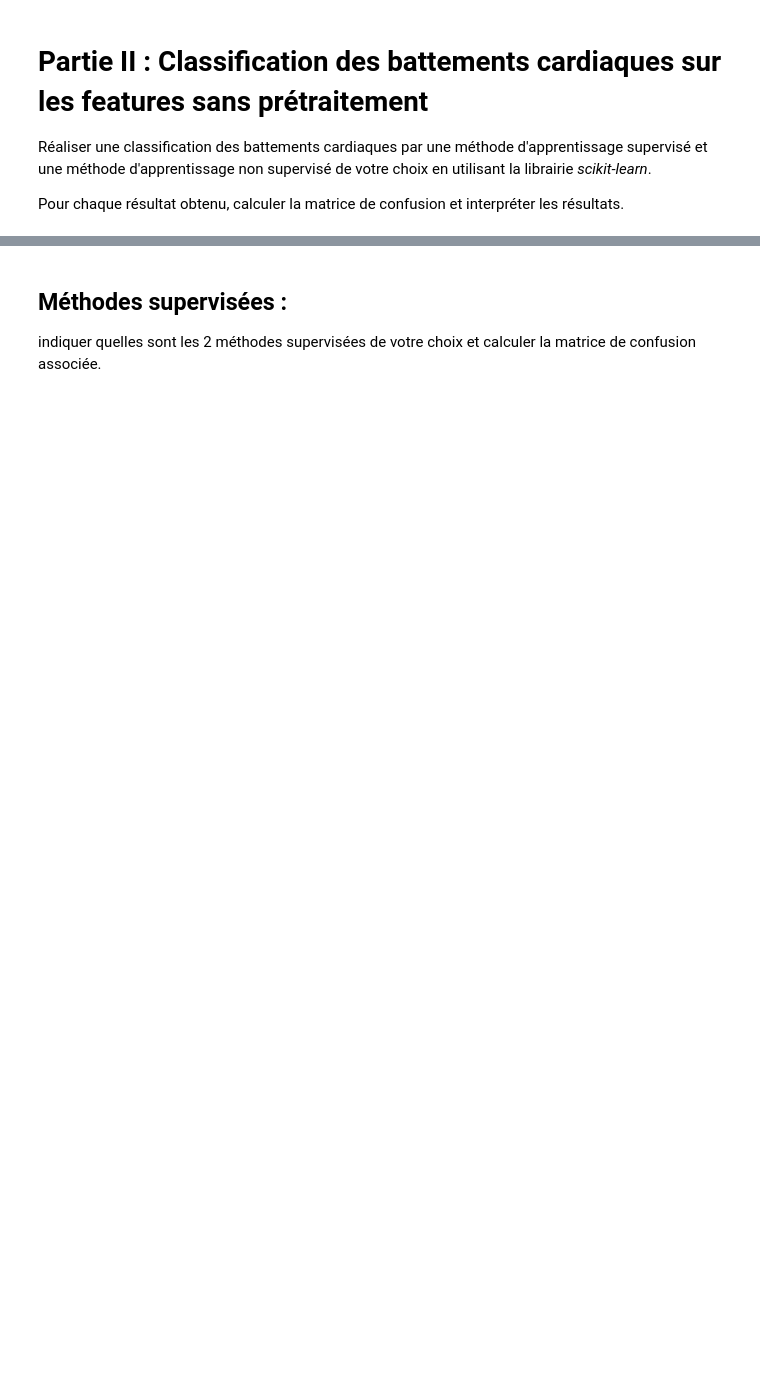
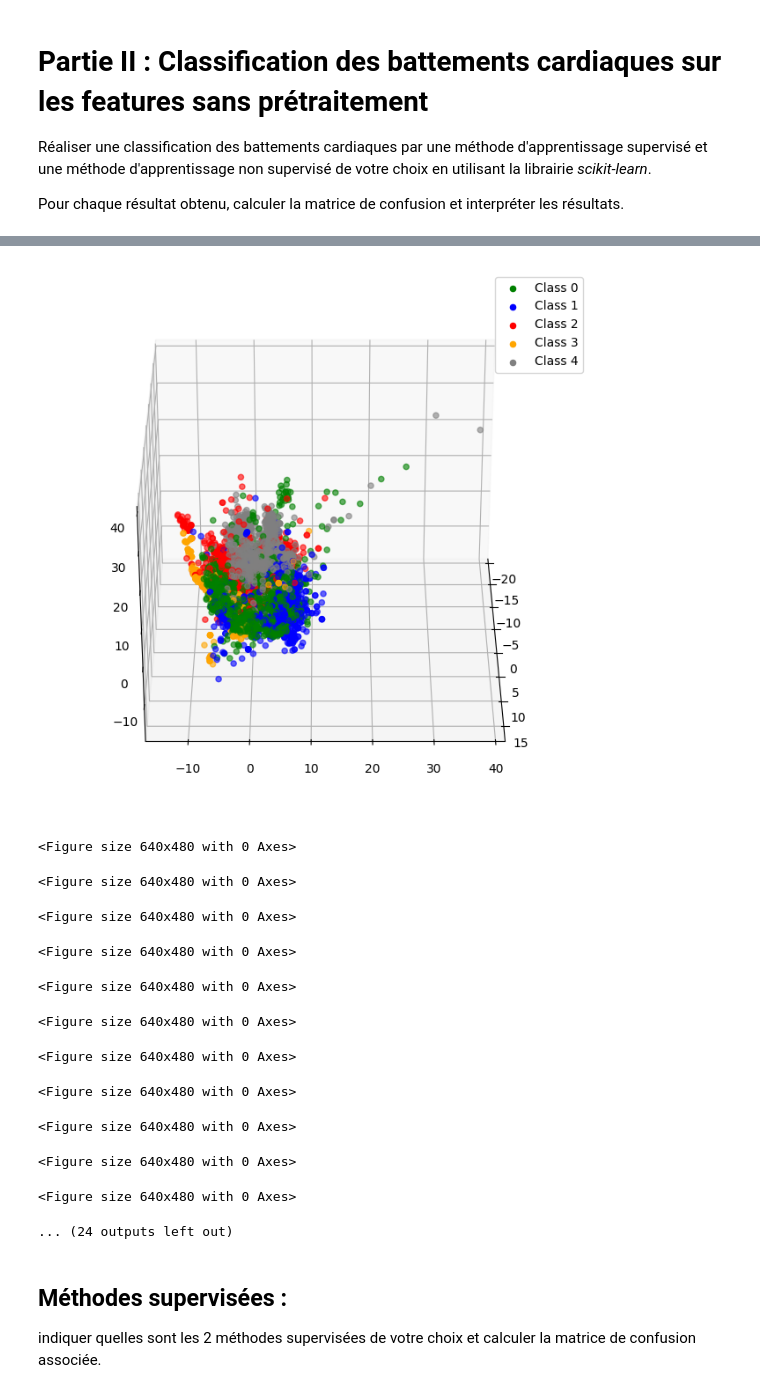
Before and after one commit to LeopoldLopez/DAC2, a Jupyter notebook: ProjetIA_version_pour_de_vrai.ipynb, the cells around one changed output, grey strips where cells are left out. Saved outputs shown, nothing was run; the diff lists cells and outputs as text; code cells hidden in the pictures; blank space fills up the shorter version.

```diff
--- a/ProjetIA_version_pour_de_vrai.ipynb
+++ b/ProjetIA_version_pour_de_vrai.ipynb
@@ -219,0 +207,61 @@ Pour chaque résultat obtenu, calculer la matrice de confusion et interpréter l
+# %%
+from matplotlib.colors import BoundaryNorm, ListedColormap
+from sklearn.decomposition import PCA
+from sklearn.preprocessing import StandardScaler
+import matplotlib.animation as animation
+import os
+
+# Centrer et réduire les données
+scaler = StandardScaler()
+X_scaled = scaler.fit_transform(DATASET)
+
+# Réduire les données en 2 dimensions
+pca = PCA(n_components=3)
+X_pca = pca.fit_transform(X_scaled)
+
+# Pour la légende
+cmap = ListedColormap(['green', 'blue', 'red', 'orange', 'grey'])
+norm = BoundaryNorm([-0.5, 0.5, 1.5, 2.5, 3.5, 4.5], cmap.N)
+
+# 3D scatter plot
+fig = plt.figure(figsize=(10, 8))
+ax = fig.add_subplot(111, projection='3d')
+scatter = ax.scatter(X_pca[:, 0], X_pca[:, 1], X_pca[:, 2],
+                     c=LABEL, cmap=cmap, norm=norm, alpha=0.6)
+
+class_labels = ['Class 0', 'Class 1', 'Class 2', 'Class 3', 'Class 4']
+for i, label in enumerate(class_labels):
+    ax.scatter([], [], [], c=cmap(i), label=label)
+ax.legend(loc='upper right')
+
+# Animation
+angles = np.linspace(0, 360, 36)  # 36 frames for a smooth rotation
+for angle in angles:
+    ax.view_init(elev=30, azim=angle) # type: ignore
+    plt.draw()
+    plt.pause(0.1)  # Pause to control the speed of rotation
+
+def update(frame):
+    ax.view_init(elev=30, azim=frame) # type: ignore
+    return ax,
+
+ani = animation.FuncAnimation(fig, update, frames=angles, interval=50, blit=False)
+
+os.makedirs('results', exist_ok=True)
+ani.save('results/3D_PCA_rotation_fast.gif', writer='pillow', fps=20)
+
+plt.show()
+# %% [output]
+[figure, added]
+<Figure size 640x480 with 0 Axes>
+<Figure size 640x480 with 0 Axes>
+<Figure size 640x480 with 0 Axes>
+<Figure size 640x480 with 0 Axes>
+<Figure size 640x480 with 0 Axes>
+<Figure size 640x480 with 0 Axes>
+<Figure size 640x480 with 0 Axes>
+<Figure size 640x480 with 0 Axes>
+<Figure size 640x480 with 0 Axes>
+<Figure size 640x480 with 0 Axes>
+<Figure size 640x480 with 0 Axes>
+... (24 outputs left out)
```
Also changed, not shown: parts of 29 cells of this notebook, 3 other files.
